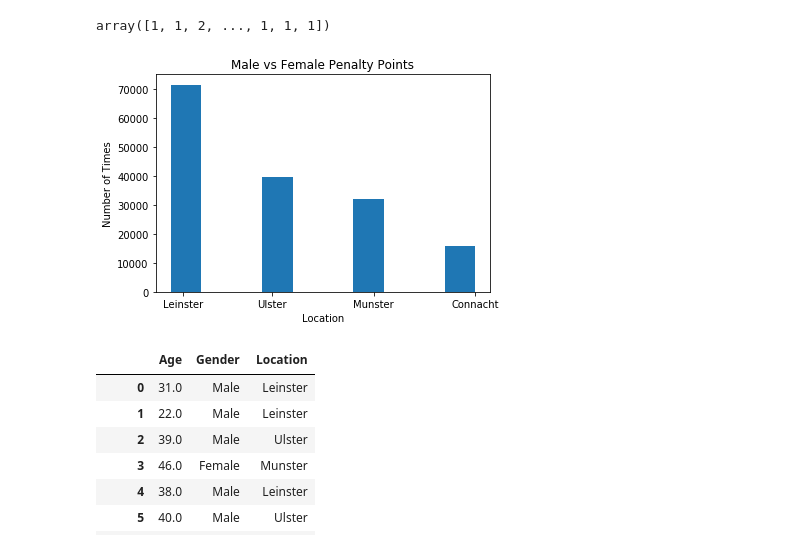
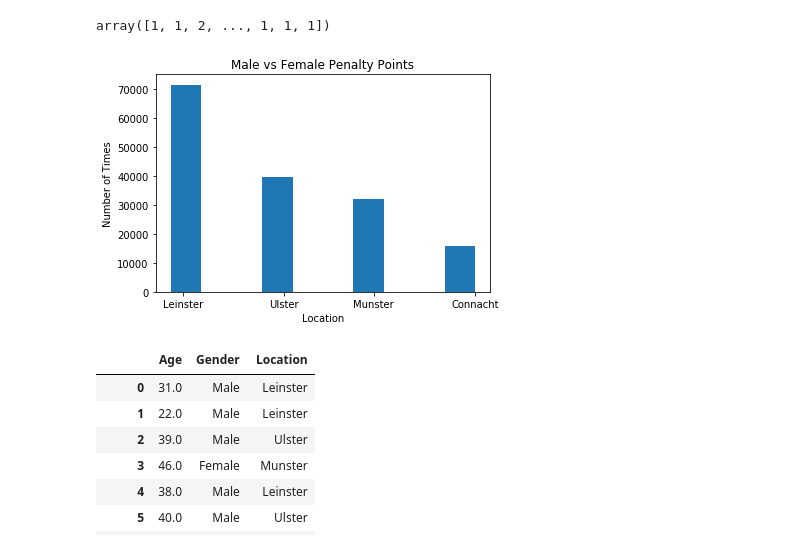
Before and after one commit to kevindooley/Simulated-Dataset, a Jupyter notebook: Simulation of Dataset.ipynb, the cells around one changed output. Saved outputs shown, nothing was run; the diff lists cells and outputs as text; code cells hidden in the pictures.

```diff
--- a/Simulation of Dataset.ipynb
+++ b/Simulation of Dataset.ipynb
@@ -140,12 +140,12 @@ array([1, 1, 2, ..., 1, 1, 1])
 # %%
 plt.hist(location)
 plt.ylabel("Number of Times") #y label
 plt.xlabel("Location") # x label
 plt.title("Male vs Female Penalty Points") # title
-plt.xticks([1.12, 2.0, 3.0, 4.0], ["Leinster", "Ulster", "Munster", "Connacht"]) # set label for male and female
+plt.xticks([1.12, 2.12, 3.0, 4.0], ["Leinster", "Ulster", "Munster", "Connacht"]) # set label for male and female
 plt.show() # display
 # %% [output]
-[figure, old version]
+[figure, new version]
 # %%
 df = pd.DataFrame({'Age':age.round(0), "Gender":gender, "Location":location}) # create dataframe
 df["Gender"].replace({1:'Male', 2:'Female'}, inplace=True) # replace number 1 with Male & number 2 with female
```
Also changed, not shown: parts of 4 cells of this notebook.
